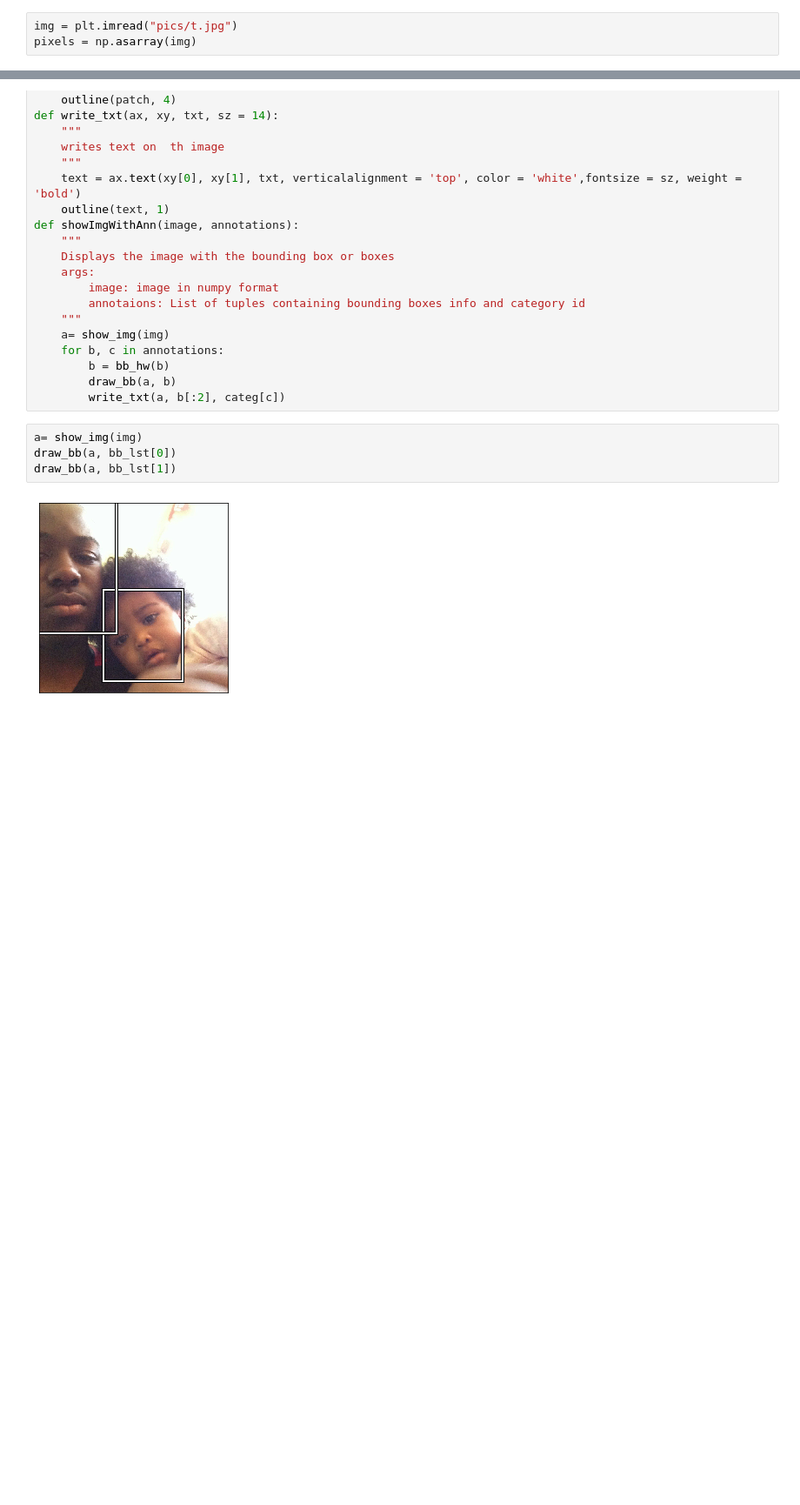
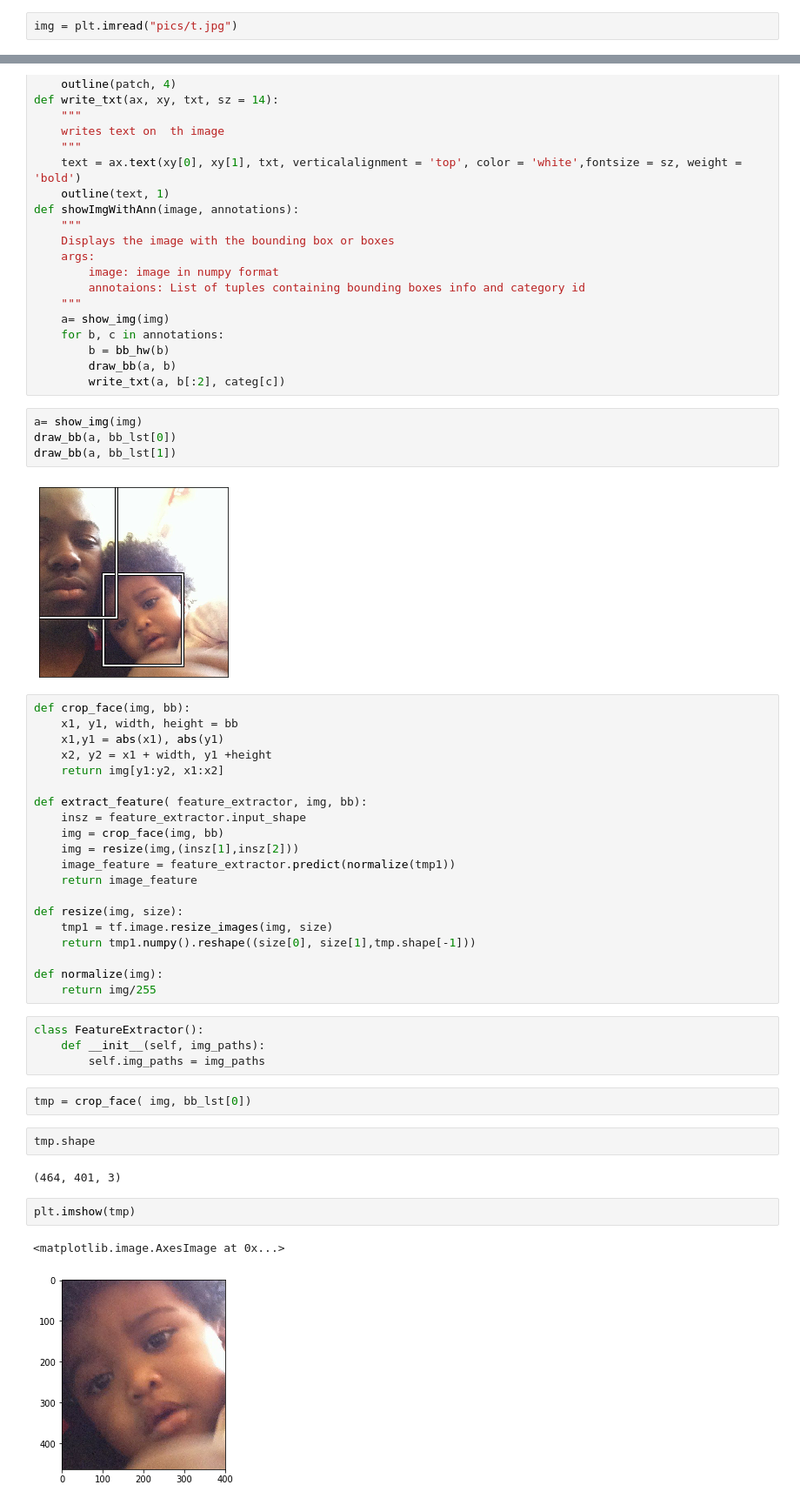
Before and after one commit to T-rex007/Face_recognition, a Jupyter notebook: firstlook.ipynb, the cells around one changed output, grey strips where cells are left out. Shown at 87% size. Drawn from its saved outputs; the diff is of its cells as text; blank space fills up the shorter version.

```diff
--- a/firstlook.ipynb
+++ b/firstlook.ipynb
@@ -55,7 +62,6 @@ os.listdir("pics")
 ['t.jpg']
 # %%
 img = plt.imread("pics/t.jpg")
-pixels = np.asarray(img)
 # %%
 detector = MTCNN()
 results = detector.detect_faces(pixels)
@@ -112,3 +138,38 @@ draw_bb(a, bb_lst[0])
 draw_bb(a, bb_lst[1])
 # %% [output]
 [figure]
+# %%
+def crop_face(img, bb):
+    x1, y1, width, height = bb
+    x1,y1 = abs(x1), abs(y1)
+    x2, y2 = x1 + width, y1 +height
+    return img[y1:y2, x1:x2]
+
+def extract_feature( feature_extractor, img, bb):
+    insz = feature_extractor.input_shape
+    img = crop_face(img, bb)
+    img = resize(img,(insz[1],insz[2]))
+    image_feature = feature_extractor.predict(normalize(tmp1))
+    return image_feature
+
+def resize(img, size):
+    tmp1 = tf.image.resize_images(img, size)
+    return tmp1.numpy().reshape((size[0], size[1],tmp.shape[-1]))
+
+def normalize(img):
+    return img/255
+# %%
+class FeatureExtractor():
+    def __init__(self, img_paths):
+        self.img_paths = img_paths
+# %%
+tmp = crop_face( img, bb_lst[0])
+# %%
+tmp.shape
+# %% [output]
+(464, 401, 3)
+# %%
+plt.imshow(tmp)
+# %% [output]
+<matplotlib.image.AxesImage at 0x...>
+[figure, added]
```
Also changed, not shown: parts of 13 cells of this notebook, 1 other file.
